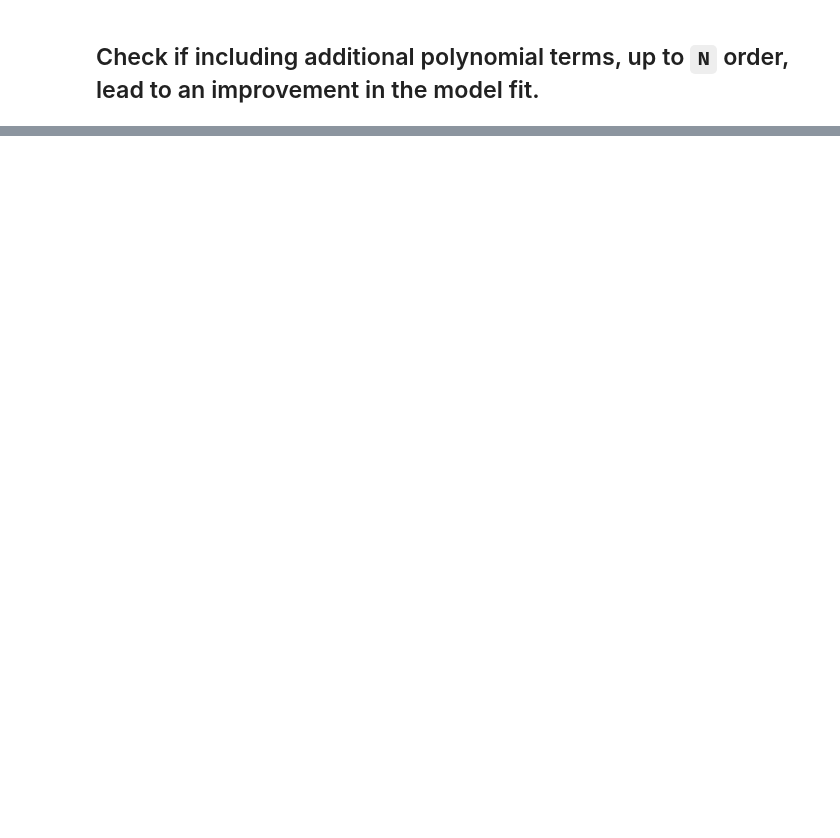
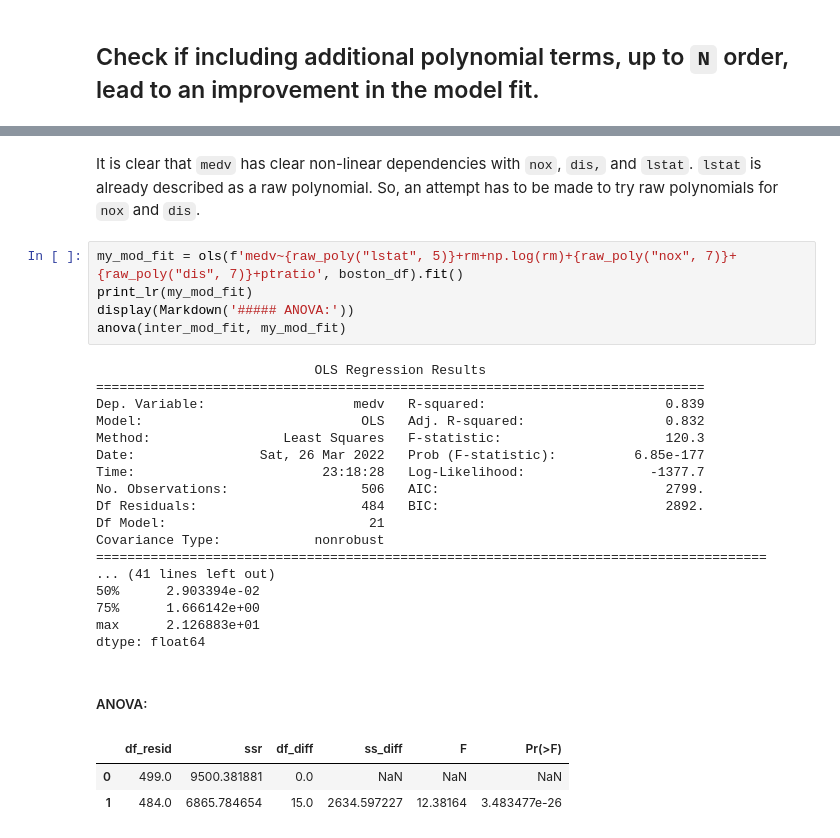
Before and after one commit to shevchenkobn/ml-practice, a Jupyter notebook: a3/a3.ipynb, the cells around one changed output, grey strips where cells are left out. Drawn from its saved outputs; the diff is of its cells as text; blank space fills up the shorter version.

```diff
--- a/a3/a3.ipynb
+++ b/a3/a3.ipynb
@@ -646,0 +896,29 @@ np.vander
+# %% [markdown]
+It is clear that `medv` has clear non-linear dependencies with `nox`, `dis,` and `lstat`. `lstat` is already described as a raw polynomial. So, an attempt has to be made to try raw polynomials for `nox` and `dis`.
+# %%
+my_mod_fit = ols(f'medv~{raw_poly("lstat", 5)}+rm+np.log(rm)+{raw_poly("nox", 7)}+{raw_poly("dis", 7)}+ptratio', boston_df).fit()
+print_lr(my_mod_fit)
+display(Markdown('##### ANOVA:'))
+anova(inter_mod_fit, my_mod_fit)
+# %% [output]
+                            OLS Regression Results
+==============================================================================
+Dep. Variable:                   medv   R-squared:                       0.839
+Model:                            OLS   Adj. R-squared:                  0.832
+Method:                 Least Squares   F-statistic:                     120.3
+Date:                Sat, 26 Mar 2022   Prob (F-statistic):          6.85e-177
+Time:                        23:18:28   Log-Likelihood:                -1377.7
+No. Observations:                 506   AIC:                             2799.
+Df Residuals:                     484   BIC:                             2892.
+Df Model:                          21
+Covariance Type:            nonrobust
+======================================================================================
+... (41 lines left out)
+50%      2.903394e-02
+75%      1.666142e+00
+max      2.126883e+01
+dtype: float64
+##### ANOVA:
+|  | df_resid | ssr | df_diff | ss_diff | F | Pr(>F) |
+| 0 | 499.0 | 9500.381881 | 0.0 | NaN | NaN | NaN |
+| 1 | 484.0 | 6865.784654 | 15.0 | 2634.597227 | 12.38164 | 3.483477e-26 |
```
Also changed, not shown: parts of 39 cells of this notebook, 1 other file.
